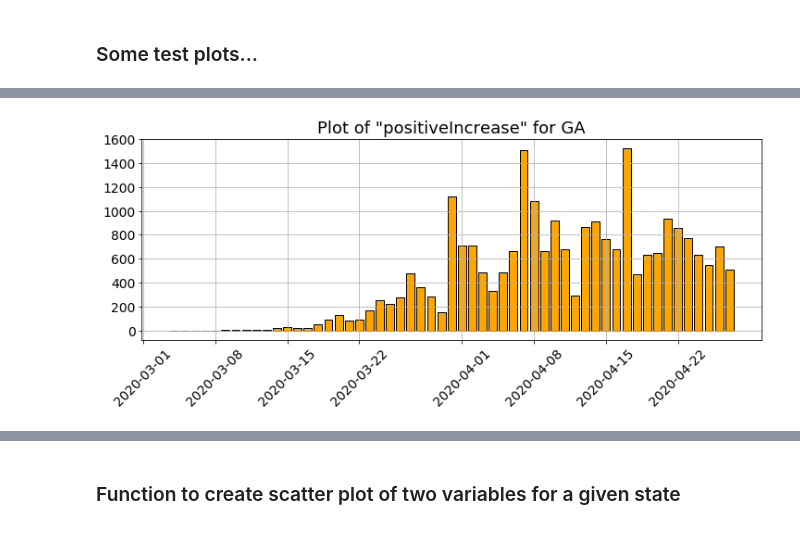
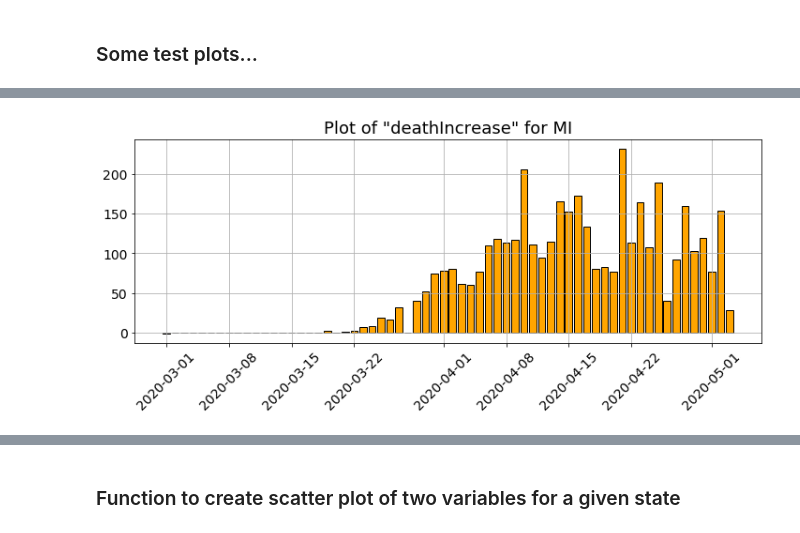
Before and after one commit to tirthajyoti/Covid-19-analysis, a Jupyter notebook: Notebook/Covid-tracking-project.ipynb, the cells around one changed output, grey strips where cells are left out. Drawn from its saved outputs; the diff is of its cells as text; code cells hidden in the pictures.

```diff
--- a/Notebook/Covid-tracking-project.ipynb
+++ b/Notebook/Covid-tracking-project.ipynb
@@ -148,7 +148,7 @@ plot_var('hospitalizedIncrease','GA')
-# %%
-plot_var('positiveIncrease','GA')
-# %% [output]
-[figure, removed]
+# %%
+plot_var('deathIncrease','MI')
+# %% [output]
+[figure, added]
 # %%
 plot_var('totalTestResultsIncrease','MA')
 # %% [output]
```
Also changed, not shown: parts of 17 cells of this notebook.
